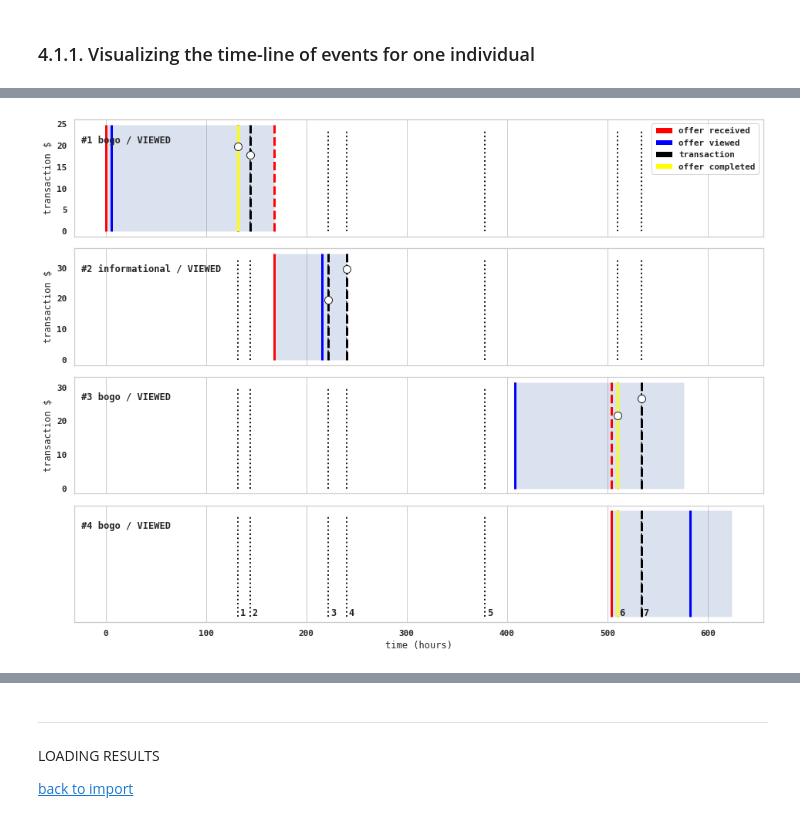
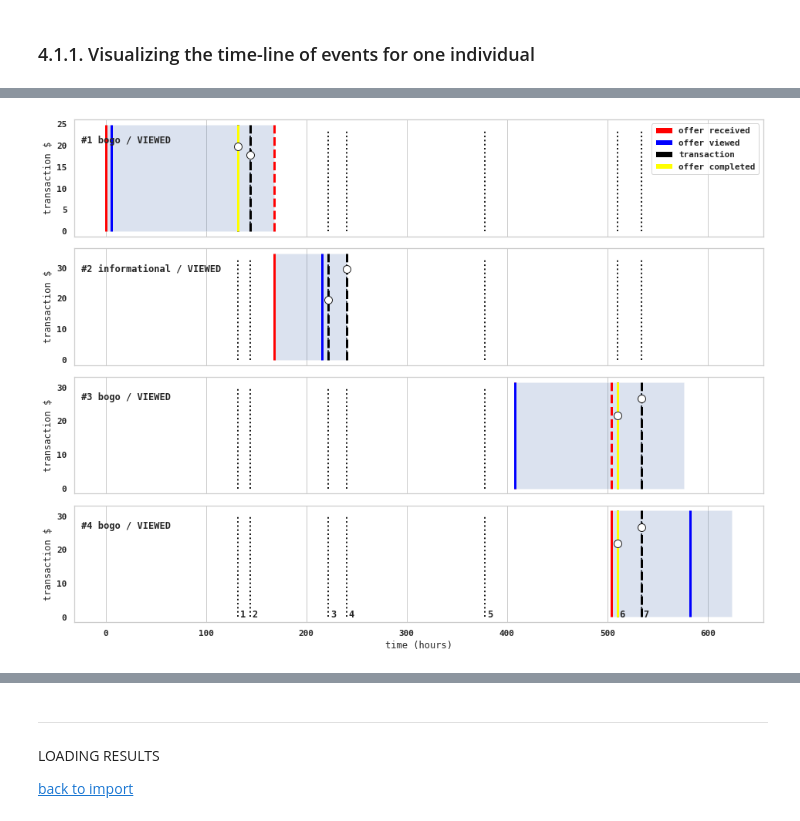
Before and after one commit to 6one2/StarbucksChallenge, a Jupyter notebook: devStarbucks.ipynb, the cells around one changed output, grey strips where cells are left out. Drawn from its saved outputs; the diff is of its cells as text; code cells hidden in the pictures.

```diff
--- a/devStarbucks.ipynb
+++ b/devStarbucks.ipynb
@@ -273,6 +427,10 @@ Offer.events
 # %%
 from lib.data_visualization import time_line
 # %%
+if True:
+    User = Person('78afa995795e4d85b5d9ceeca43f5fef')
+    Offer = Event(User.offers[0], User.data)
+
 f, ax = plt.subplots(len(User.offers),1, sharex=True, figsize=[16,12])
 plt.subplots_adjust(hspace=0.1)
 cnt=0
@@ -284,56 +442,37 @@ for idx in User.offers:
     legend = True if cnt == 0 else False
     xlabel = True if cnt == len(ax)-1 else False
     Offer = Event(idx, User.data)
-    trans_viewed = User.get_transaction(Offer.viewed, Offer.end)
-    time_line(Offer, trans_viewed, legend=legend, xlabel=xlabel, text='#'+str(cnt+1)+' ')
+    trans = User.get_transaction(Offer.start, Offer.end)
+    time_line(Offer, trans, legend=legend, xlabel=xlabel, text='#'+str(cnt+1)+' ')
 
     cnt +=1
 
 for ax_n in ax:
     ymax = ax_n.get_ylim()[1]*.9
     ax_n.vlines(
         x=all_trans.time,
         ymax=ymax, ymin=0,
         color='k',
         linestyle='dotted',
         lw=2,
         zorder=0
     )
 
-
-# ax[cnt].vlines(
-#     x=all_trans.time,
-#     ymax=1, ymin=0,
-#     color='k',
-#     linestyle='dotted',
-#     lw=2
-# )
-
 offset=2
 for n, x in enumerate(all_trans.time):
     ax[-1].text(
         x+offset, 0.01,
         str(n+1),
         weight='bold',
         ha='left'
     )
 
-# ax[cnt].text(
-#     0.01,0.8,
-#     'All transactions',
-#     weight='bold',
-#     ha='left',
-#     transform=ax[cnt].transAxes
-# )
-# ax[cnt].set_xlabel('time (hours)')
-# ax[cnt].yaxis.set_visible(False)
-
 plt.show()
 
-if True:
+if False:
     f.savefig('./assets/Timeline.png', dpi=300)
 # %% [output]
-[figure, old version]
+[figure, new version]
 # %% [markdown]
 This visualization represents all the events that occured over 30 days (720 hours) of data collection for one participant.
 
```
Also changed, not shown: parts of 51 cells of this notebook, 1 other file.
